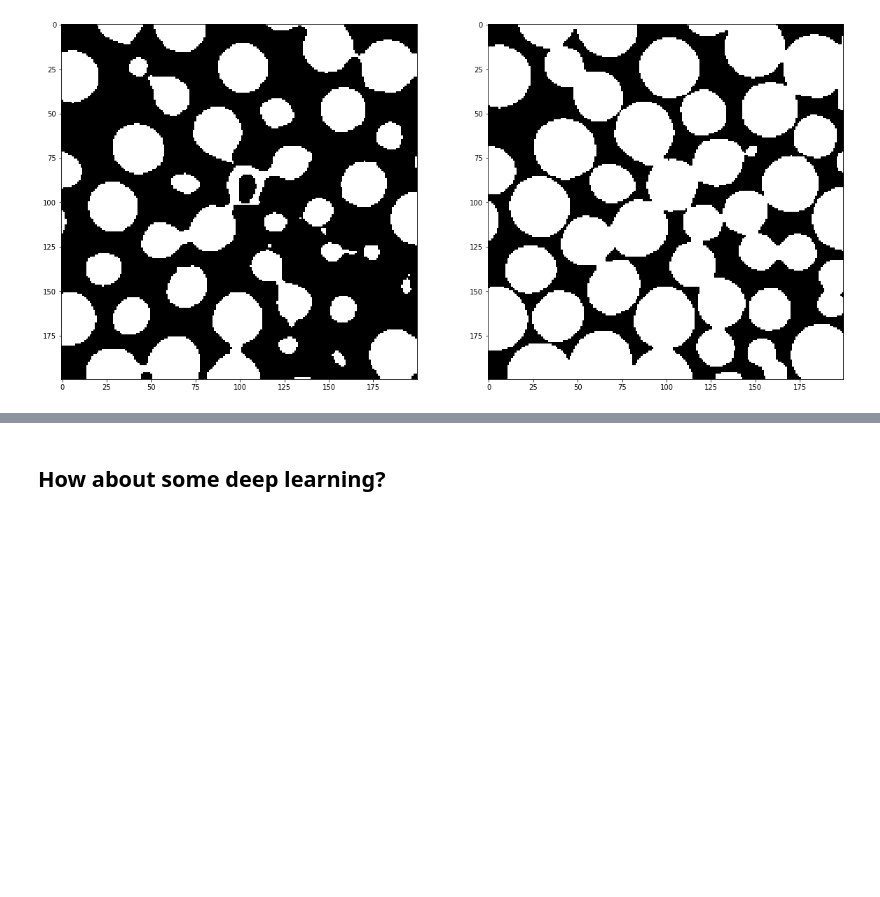
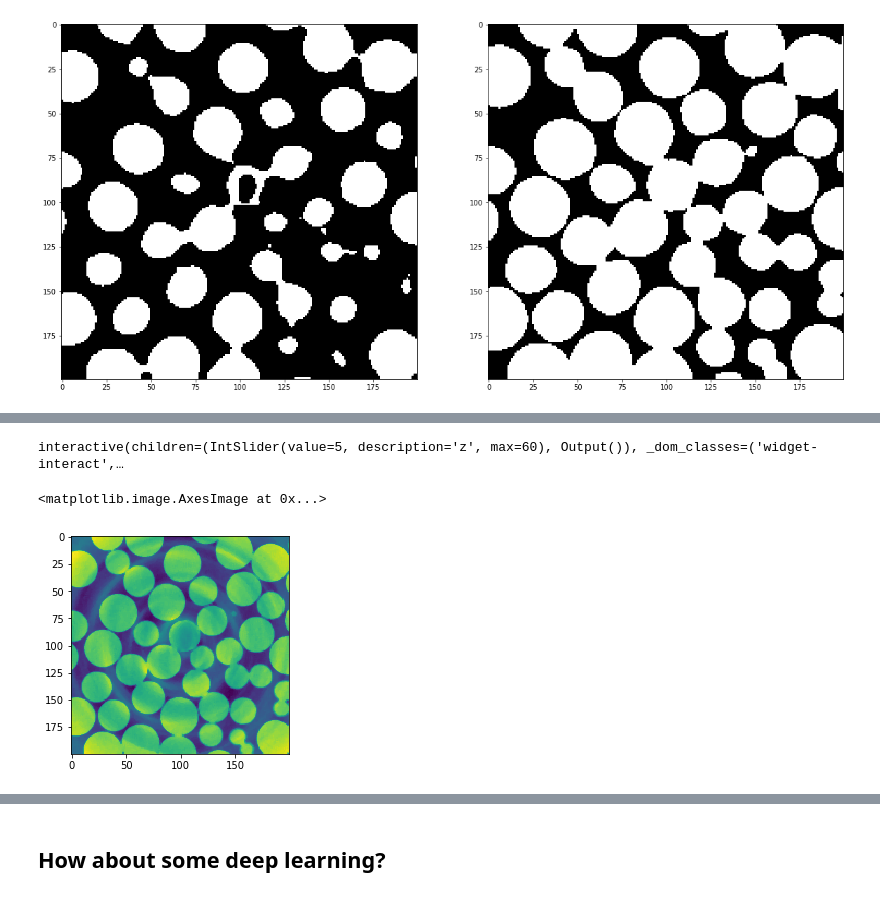
Before and after one commit to dani-lbnl/2019_als_user_meeting, a Jupyter notebook: danials19_wrkshp.ipynb, the cells around one changed output, grey strips where cells are left out. Drawn from its saved outputs; the diff is of its cells as text; code cells hidden in the pictures; blank space fills up the shorter version.

```diff
--- a/danials19_wrkshp.ipynb
+++ b/danials19_wrkshp.ipynb
@@ -189,0 +198,14 @@ imshowcmp(img2te[n,:,:],img2to[n,:,:],'gray')
+# %%
+a = binary
+def slicer(z):
+    plt.imshow(a[z,:,:], cmap='gray')
+interact(slicer, z=widgets.IntSlider(min=0,max=60,step=1,value=5));
+# %% [output]
+interactive(children=(IntSlider(value=5, description='z', max=60), Output()), _dom_classes=('widget-interact',…
+# %%
+from skimage import segmentation as seg
+b = filters.median(img[n,:,:])
+plt.imshow(b)
+# %% [output]
+<matplotlib.image.AxesImage at 0x...>
+[figure, added]
```
Also changed, not shown: parts of 9 cells of this notebook, 1 other file.
